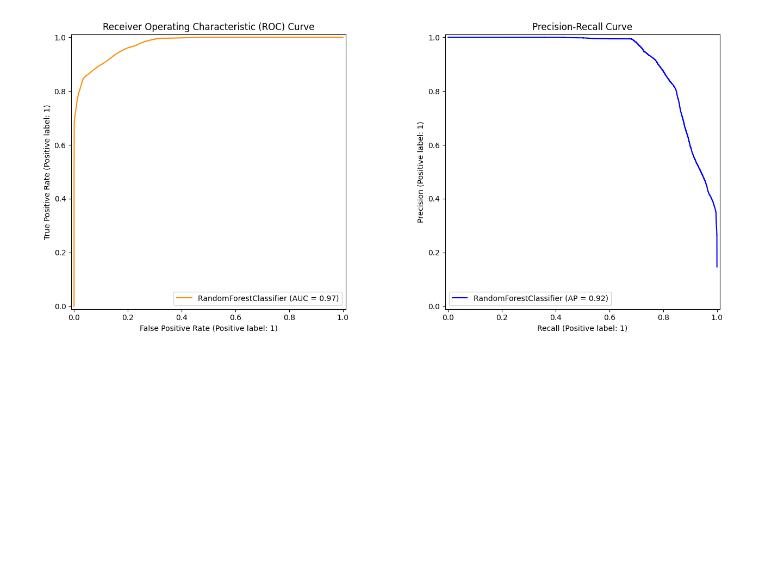
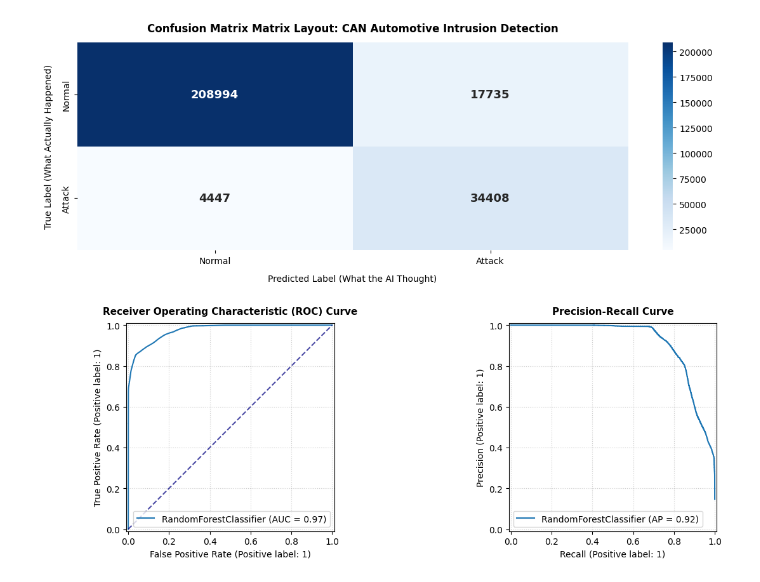
Before and after one commit to VladMoticica/CAN_Intrusion_Detection, a Jupyter notebook: intrusion_detection.ipynb, the cells around one changed output. Saved outputs shown, nothing was run; the diff lists cells and outputs as text; code cells hidden in the pictures; blank space fills up the shorter version.

Commit message:
Update intrusion_detection.ipynb
updated code

```diff
--- a/intrusion_detection.ipynb
+++ b/intrusion_detection.ipynb
@@ -128,16 +109,42 @@ weighted avg       0.93      0.91      0.92    265584
 # %%
+import numpy as np
+import matplotlib.pyplot as plt
+import seaborn as sns
+from sklearn.metrics import confusion_matrix
 from sklearn.metrics import RocCurveDisplay, PrecisionRecallDisplay
-import matplotlib.pyplot as plt
 
-fig, (ax1, ax2) = plt.subplots(1, 2, figsize=(14, 6))
+tn, fp, fn, tp = 208994, 17735, 4447, 34408
+cm_matrix = np.array([[tn, fp], [fn, tp]])
 
-RocCurveDisplay.from_estimator(clf, X_test, y_test, ax=ax1, color='darkorange')
-ax1.set_title("Receiver Operating Characteristic (ROC) Curve")
+fig = plt.figure(figsize=(14, 10))
+grid = plt.GridSpec(2, 2, hspace=0.35, wspace=0.25)
 
-PrecisionRecallDisplay.from_estimator(clf, X_test, y_test, ax=ax2, color='blue')
-ax2.set_title("Precision-Recall Curve")
+ax_cm = fig.add_subplot(grid[0, :])
+sns.heatmap(
+    cm_matrix,
+    annot=True,
+    fmt='d',
+    cmap='Blues',
+    xticklabels=['Normal', 'Attack'],
+    yticklabels=['Normal', 'Attack'],
+    annot_kws={"size": 13, "weight": "bold"},
+    ax=ax_cm
+)
+ax_cm.set_title('Confusion Matrix Matrix Layout: CAN Automotive Intrusion Detection', fontsize=12, weight='bold', pad=12)
+ax_cm.set_xlabel('Predicted Label (What the AI Thought)', fontsize=10, labelpad=10)
+ax_cm.set_ylabel('True Label (What Actually Happened)', fontsize=10, labelpad=10)
 
-plt.tight_layout()
+ax_roc = fig.add_subplot(grid[1, 0])
+RocCurveDisplay.from_estimator(clf, X_test, y_test, ax=ax_roc)
+ax_roc.plot([0, 1], [0, 1], color='navy', linestyle='--', alpha=0.7)
+ax_roc.set_title("Receiver Operating Characteristic (ROC) Curve", fontsize=11, weight='bold', pad=10)
+ax_roc.grid(True, linestyle=':', alpha=0.6)
+
+ax_pr = fig.add_subplot(grid[1, 1])
+PrecisionRecallDisplay.from_estimator(clf, X_test, y_test, ax=ax_pr)
+ax_pr.set_title("Precision-Recall Curve", fontsize=11, weight='bold', pad=10)
+ax_pr.grid(True, linestyle=':', alpha=0.6)
+
 plt.show()
 # %% [output]
-[figure, old version]
+[figure, new version]
```
Also changed, not shown: parts of 5 cells of this notebook.
